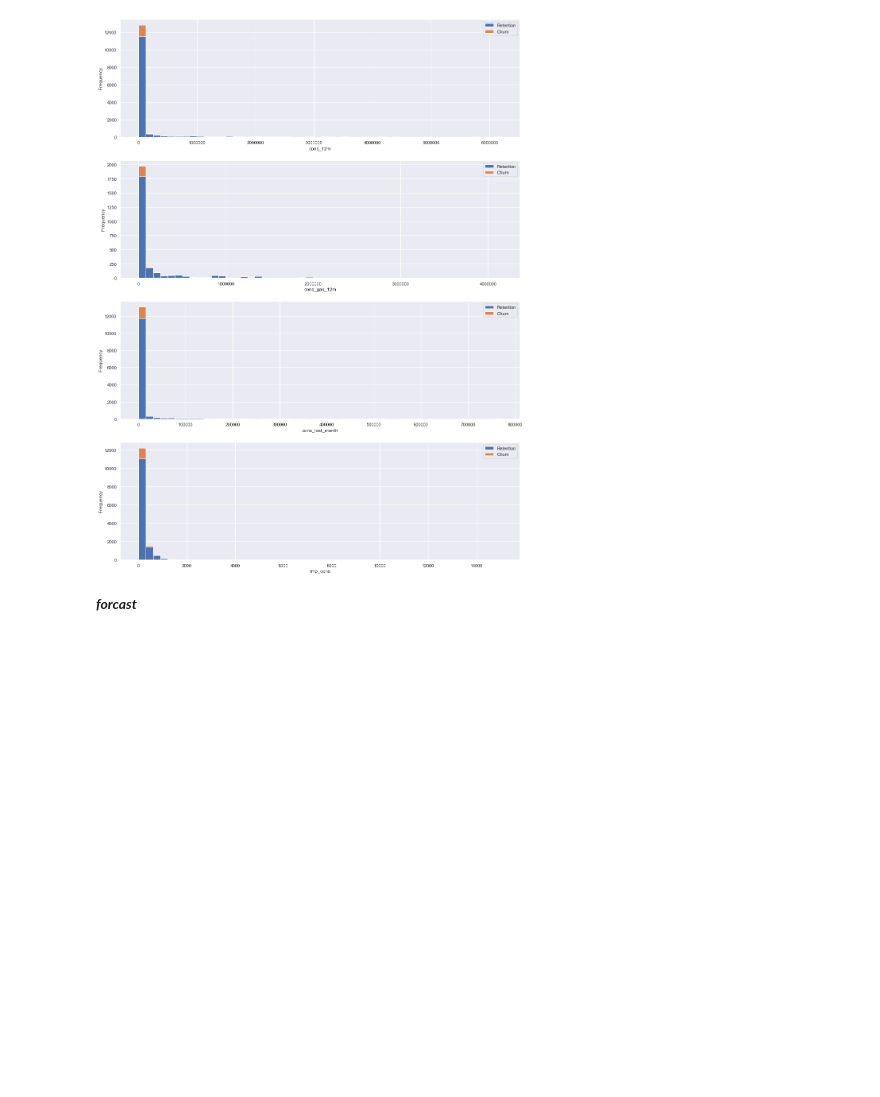
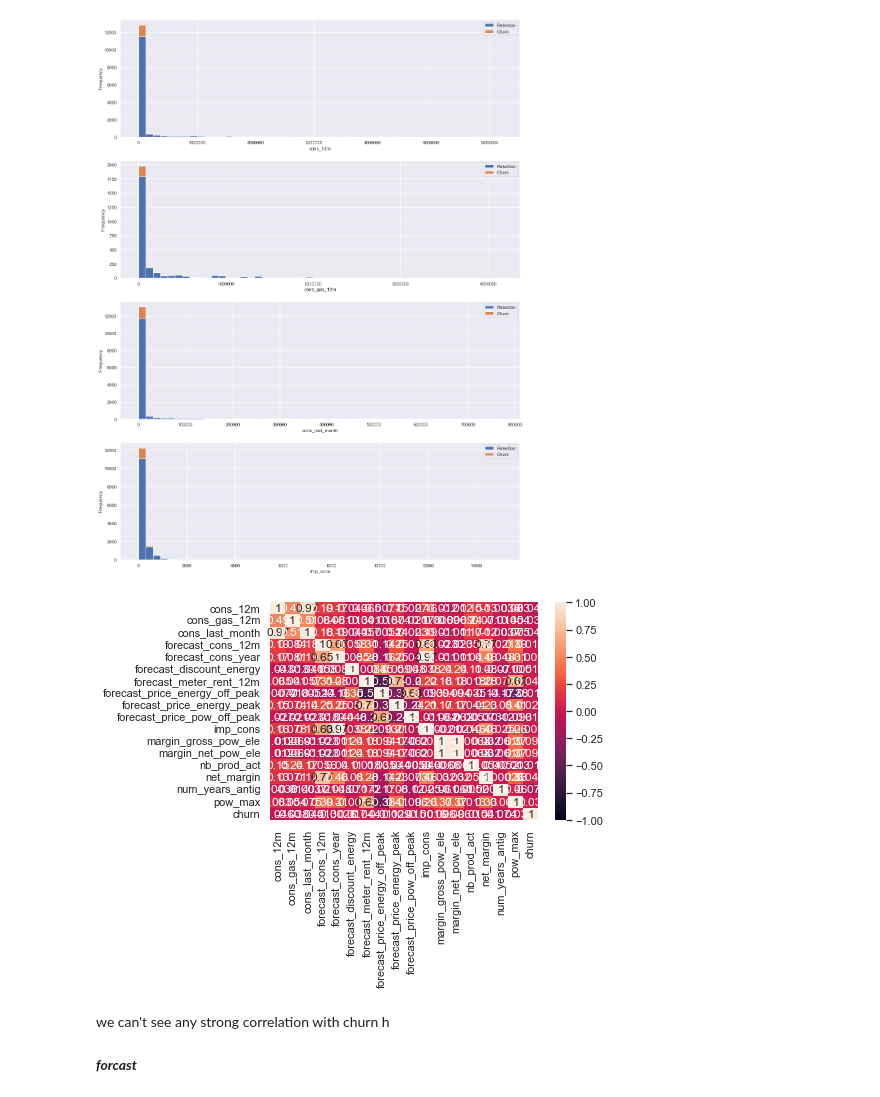
Before and after one commit to yash013/sme_customer_churn_problem, a Jupyter notebook: eda.ipynb, the cells around one changed output. Cells and saved outputs as stored; diff of their text form; code cells hidden in the pictures; blank space fills up the shorter version.

```diff
--- a/eda.ipynb
+++ b/eda.ipynb
@@ -171,6 +227,12 @@ plot_distribution(consumption, 'cons_last_month', axs[2])
 plot_distribution(consumption, 'imp_cons', axs[3])
 # %% [output]
 [figure]
+# %%
+heatmap = sns.heatmap(client_df.corr(), vmin=-1, vmax=1, annot=True)
+# %% [output]
+[figure, added]
+# %% [markdown]
+we can't see any strong correlation with churn h
 # %% [markdown]
 ***forcast***
 # %%
```
Also changed, not shown: parts of 7 cells of this notebook.
